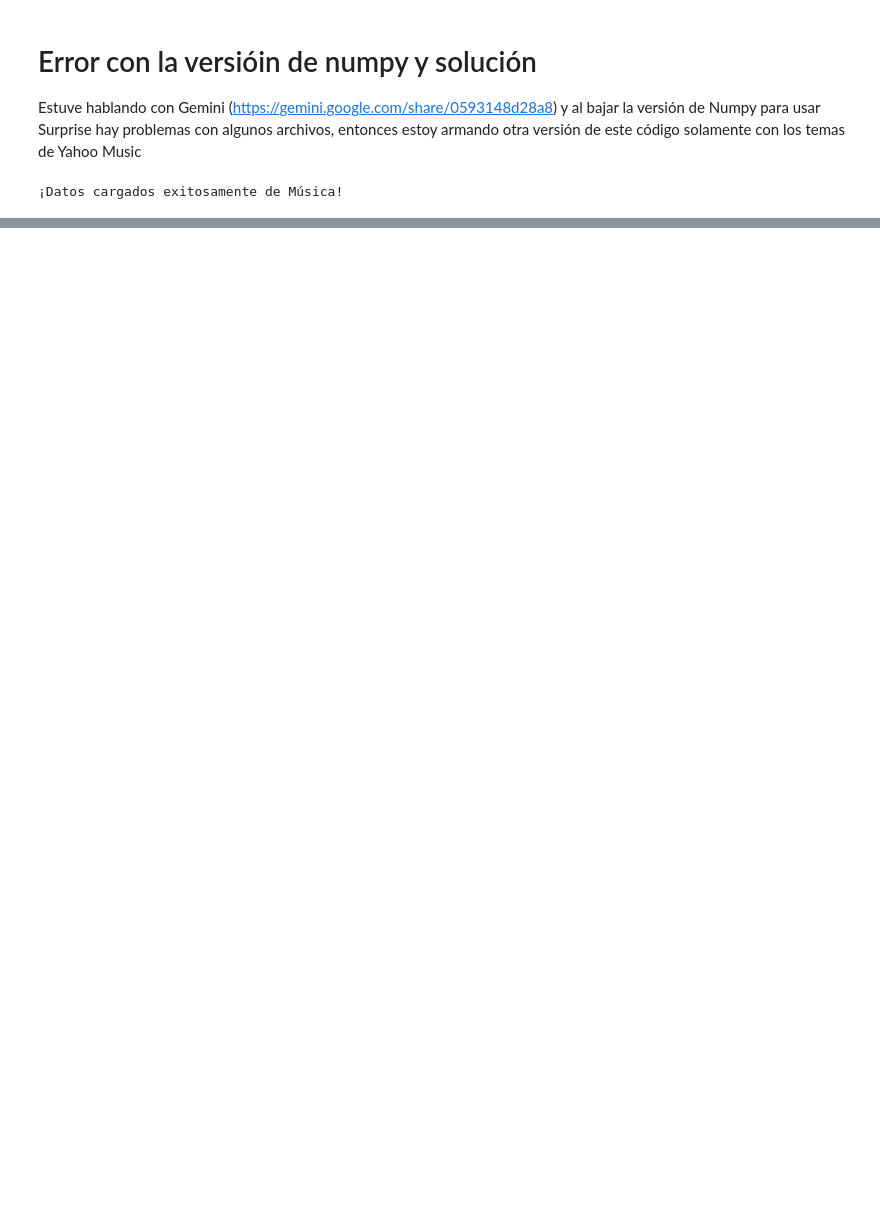
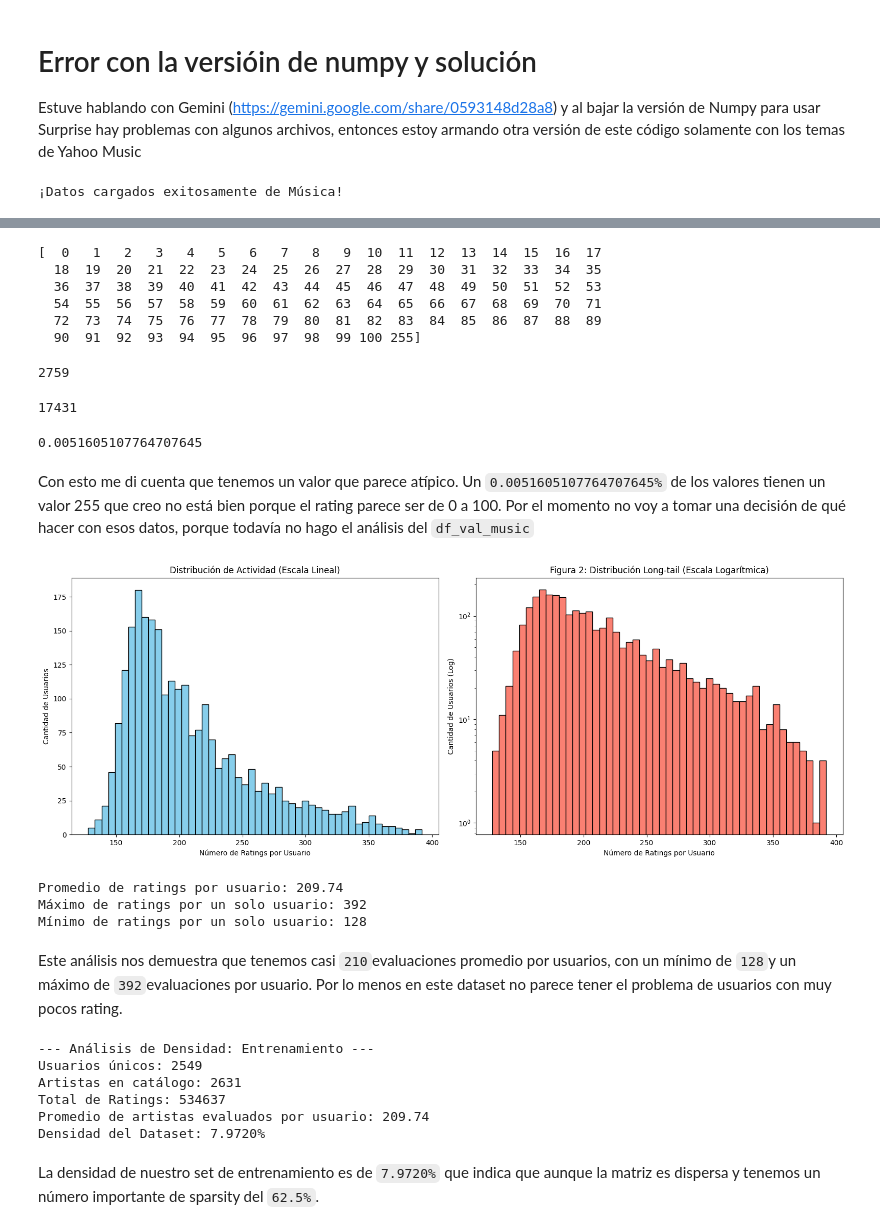
Before and after one commit to davidlealo/tarea_1_sisrec_2026, a Jupyter notebook: TAREA_1b_SICREC_G26.ipynb, the cells around one changed output, grey strips where cells are left out. Saved outputs shown, nothing was run; the diff lists cells and outputs as text; code cells hidden in the pictures; blank space fills up the shorter version.

```diff
--- a/TAREA_1b_SICREC_G26.ipynb
+++ b/TAREA_1b_SICREC_G26.ipynb
@@ -420,0 +338,79 @@ Copia las tablas y gráficos al informe PDF.
+# %%
+print(np.sort(df_train_music['rating'].unique()))
+# %% [output]
+[  0   1   2   3   4   5   6   7   8   9  10  11  12  13  14  15  16  17
+  18  19  20  21  22  23  24  25  26  27  28  29  30  31  32  33  34  35
+  36  37  38  39  40  41  42  43  44  45  46  47  48  49  50  51  52  53
+  54  55  56  57  58  59  60  61  62  63  64  65  66  67  68  69  70  71
+  72  73  74  75  76  77  78  79  80  81  82  83  84  85  86  87  88  89
+  90  91  92  93  94  95  96  97  98  99 100 255]
+# %%
+print((df_train_music['rating'] == 255).sum())
+# %% [output]
+2759
+# %%
+print((df_train_music['rating'] == 100).sum())
+# %% [output]
+17431
+# %%
+2759/534637
+# %% [output]
+0.0051605107764707645
+# %% [markdown]
+Con esto me di cuenta que tenemos un valor que parece atípico. Un `0.0051605107764707645%` de los valores tienen un valor 255 que creo no está bien porque el rating parece ser de 0 a 100. Por el momento no voy a tomar una decisión de qué hacer con esos datos, porque todavía no hago el análisis del `df_val_music`
+# %%
+ratings_por_user = df_train_music['user_id'].value_counts()
+fig, (ax1, ax2) = plt.subplots(1, 2, figsize=(16, 6))
+
+ax1.hist(ratings_por_user, bins=50, color='skyblue', edgecolor='black')
+ax1.set_title('Distribución de Actividad (Escala Lineal)')
+ax1.set_xlabel('Número de Ratings por Usuario')
+ax1.set_ylabel('Cantidad de Usuarios')
+
+ax2.hist(ratings_por_user, bins=50, color='salmon', edgecolor='black')
+ax2.set_yscale('log')
+ax2.set_title('Figura 2: Distribución Long-tail (Escala Logarítmica)')
+ax2.set_xlabel('Número de Ratings por Usuario')
+ax2.set_ylabel('Cantidad de Usuarios (Log)')
+
+plt.tight_layout()
+plt.show()
+# %% [output]
+[figure, added]
+# %%
+# Para la tabla de estadísticas
+counts = df_train_music['user_id'].value_counts()
+
+print(f"Promedio de ratings por usuario: {counts.mean():.2f}")
+print(f"Máximo de ratings por un solo usuario: {counts.max()}")
+print(f"Mínimo de ratings por un solo usuario: {counts.min()}")
+# %% [output]
+Promedio de ratings por usuario: 209.74
+Máximo de ratings por un solo usuario: 392
+Mínimo de ratings por un solo usuario: 128
+# %% [markdown]
+Este análisis nos demuestra que tenemos casi `210`evaluaciones promedio por usuarios, con un mínimo de `128`y un máximo de `392`evaluaciones por usuario. Por lo menos en este dataset no parece tener el problema de usuarios con muy pocos rating.
+# %%
+n_users_train = df_train_music['user_id'].nunique()
+n_items_catalogo = df_artists['artist_id'].nunique()
+n_ratings_train = len(df_train_music)
+
+densidad_train = (n_ratings_train / (n_users_train * n_items_catalogo)) * 100
+
+items_por_usuario = n_ratings_train / n_users_train
+
+print(f"--- Análisis de Densidad: Entrenamiento ---")
+print(f"Usuarios únicos: {n_users_train}")
+print(f"Artistas en catálogo: {n_items_catalogo}")
+print(f"Total de Ratings: {n_ratings_train}")
+print(f"Promedio de artistas evaluados por usuario: {items_por_usuario:.2f}")
+print(f"Densidad del Dataset: {densidad_train:.4f}%")
+# %% [output]
+--- Análisis de Densidad: Entrenamiento ---
+Usuarios únicos: 2549
+Artistas en catálogo: 2631
+Total de Ratings: 534637
+Promedio de artistas evaluados por usuario: 209.74
+Densidad del Dataset: 7.9720%
+# %% [markdown]
+La densidad de nuestro set de entrenamiento es de `7.9720%` que indica que aunque la matriz es dispersa y tenemos un número importante de sparsity del `62.5%`.
```
Also changed, not shown: parts of 125 cells of this notebook.
